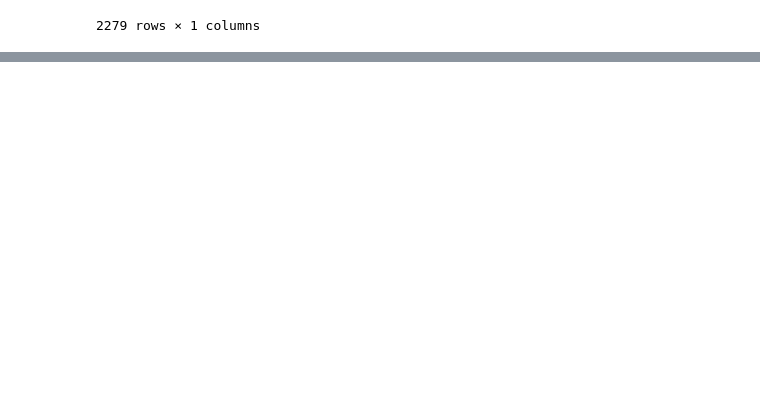
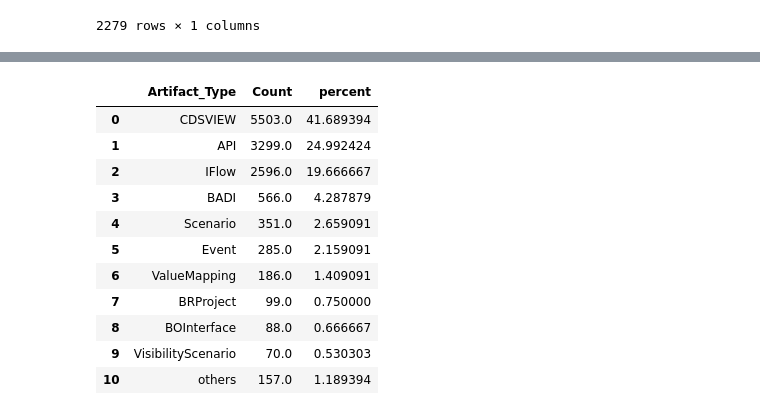
Before and after one commit to sapslcm/Git_Repository_Sudhir, a Jupyter notebook: SAP API Hub/API_Hub_API_Content_Parsing - Version 3.ipynb, the cells around one changed output, grey strips where cells are left out. Saved outputs shown, nothing was run; the diff lists cells and outputs as text; code cells hidden in the pictures; blank space fills up the shorter version.

```diff
--- a/SAP API Hub/API_Hub_API_Content_Parsing - Version 3.ipynb
+++ b/SAP API Hub/API_Hub_API_Content_Parsing - Version 3.ipynb
@@ -1079,0 +1433,4 @@ df_package_api_operations.pivot_table(index=['Package_Title','API_Title_x','API_
+# %%
+
+artifacts_agg = requests.get("https://api.sap.com/api/1.0/cpcache")
+artifacts_agg
@@ -1079,0 +1463,3 @@ df_package_api_operations.pivot_table(index=['Package_Title','API_Title_x','API_
+# %%
+artifacts_agg_list = artifacts_agg.json()
+artifacts_agg_list[0]['noOfArtifacts']
@@ -1079,0 +1468,5 @@ df_package_api_operations.pivot_table(index=['Package_Title','API_Title_x','API_
+# %%
+import json
+
+artifacts = json.loads(artifacts_agg_list[0]['noOfArtifacts'])
+artifacts
@@ -1079,0 +1741,3 @@ df_package_api_operations.pivot_table(index=['Package_Title','API_Title_x','API_
+# %%
+df_artifacts_agg.Count = df_artifacts_agg.Count.apply(pd.to_numeric)
+df_artifacts_agg.stb.freq(['Sub_Type'],value='Count',cum_cols=False)
@@ -1079,0 +1762,15 @@ df_package_api_operations.pivot_table(index=['Package_Title','API_Title_x','API_
+# %%
+df_artifacts_agg.stb.freq(['Artifact_Type'],value='Count',cum_cols=False,thresh=99)
+# %% [output]
+|  | Artifact_Type | Count | percent |
+| 0 | CDSVIEW | 5503.0 | 41.689394 |
+| 1 | API | 3299.0 | 24.992424 |
+| 2 | IFlow | 2596.0 | 19.666667 |
+| 3 | BADI | 566.0 | 4.287879 |
+| 4 | Scenario | 351.0 | 2.659091 |
+| 5 | Event | 285.0 | 2.159091 |
+| 6 | ValueMapping | 186.0 | 1.409091 |
+| 7 | BRProject | 99.0 | 0.750000 |
+| 8 | BOInterface | 88.0 | 0.666667 |
+| 9 | VisibilityScenario | 70.0 | 0.530303 |
+| 10 | others | 157.0 | 1.189394 |
```
Also changed, not shown: parts of 34 cells of this notebook.
